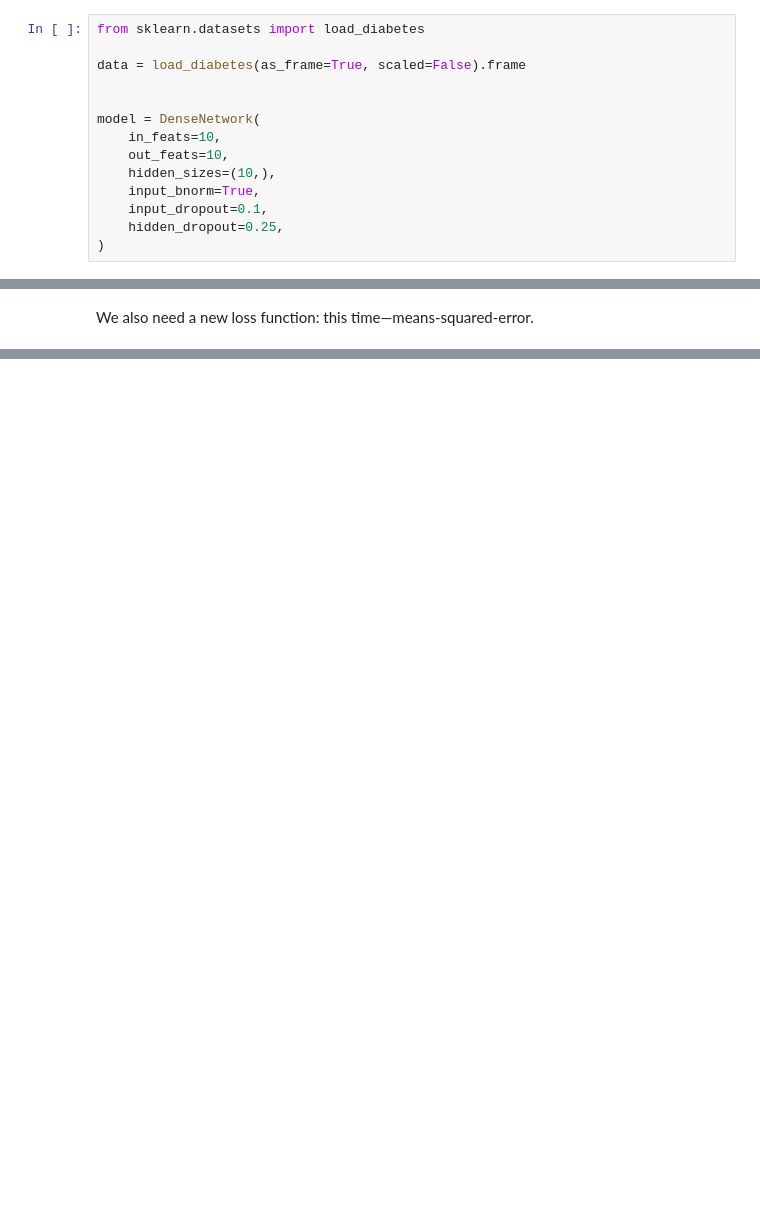
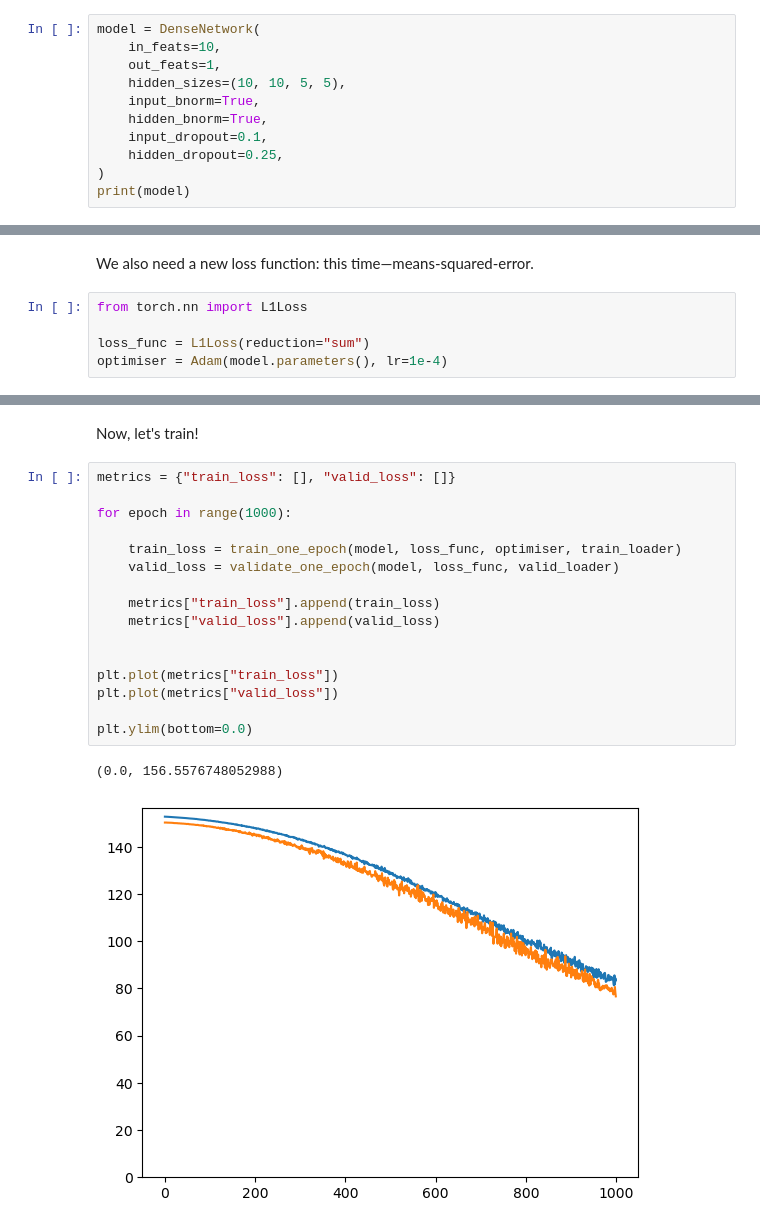
Before and after one commit to jdenholm/TorchTools, a Jupyter notebook: demos/dense_network.ipynb, the cells around one changed output, grey strips where cells are left out. Cells and saved outputs as stored; diff of their text form; blank space fills up the shorter version.

```diff
--- a/demos/dense_network.ipynb
+++ b/demos/dense_network.ipynb
@@ -290,15 +352,12 @@ In this case there are ten classes, and the output is a continuous, quantative m
 # %%
-from sklearn.datasets import load_diabetes
-
-data = load_diabetes(as_frame=True, scaled=False).frame
-
-
 model = DenseNetwork(
     in_feats=10,
-    out_feats=10,
-    hidden_sizes=(10,),
+    out_feats=1,
+    hidden_sizes=(10, 10, 5, 5),
     input_bnorm=True,
+    hidden_bnorm=True,
     input_dropout=0.1,
     hidden_dropout=0.25,
 )
+print(model)
 # %% [output]
@@ -319,2 +381,7 @@ model = DenseNetwork(
 # %% [markdown]
 We also need a new loss function: this time—means-squared-error.
+# %%
+from torch.nn import L1Loss
+
+loss_func = L1Loss(reduction="sum")
+optimiser = Adam(model.parameters(), lr=1e-4)
@@ -320,0 +468,21 @@ We also need a new loss function: this time—means-squared-error.
+# %% [markdown]
+Now, let's train!
+# %%
+metrics = {"train_loss": [], "valid_loss": []}
+
+for epoch in range(1000):
+
+    train_loss = train_one_epoch(model, loss_func, optimiser, train_loader)
+    valid_loss = validate_one_epoch(model, loss_func, valid_loader)
+
+    metrics["train_loss"].append(train_loss)
+    metrics["valid_loss"].append(valid_loss)
+
+
+plt.plot(metrics["train_loss"])
+plt.plot(metrics["valid_loss"])
+
+plt.ylim(bottom=0.0)
+# %% [output]
+(0.0, 156.5576748052988)
+[figure, added]
```
Also changed, not shown: parts of 13 cells of this notebook.
